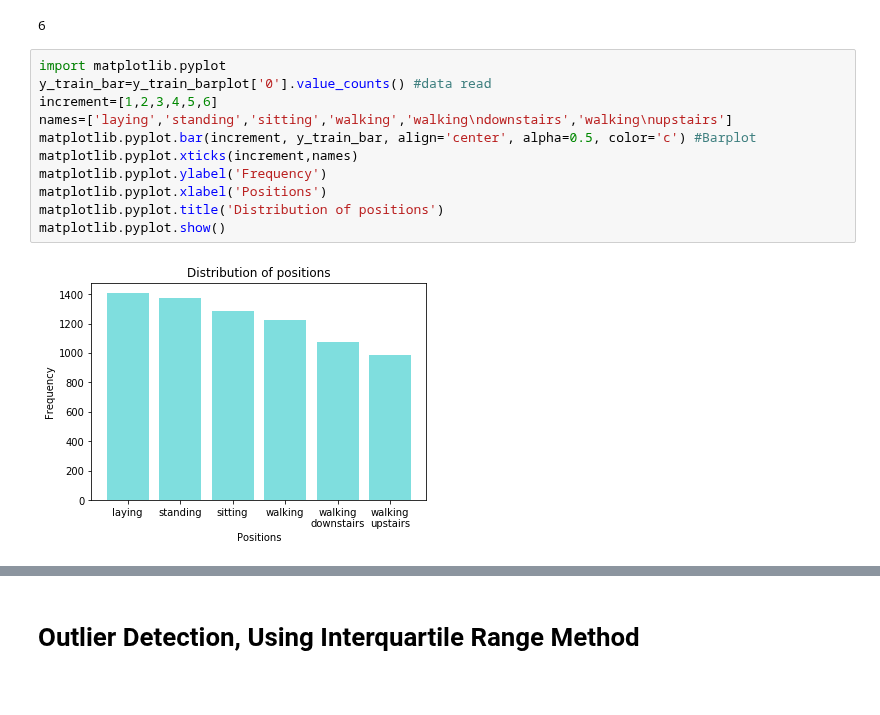
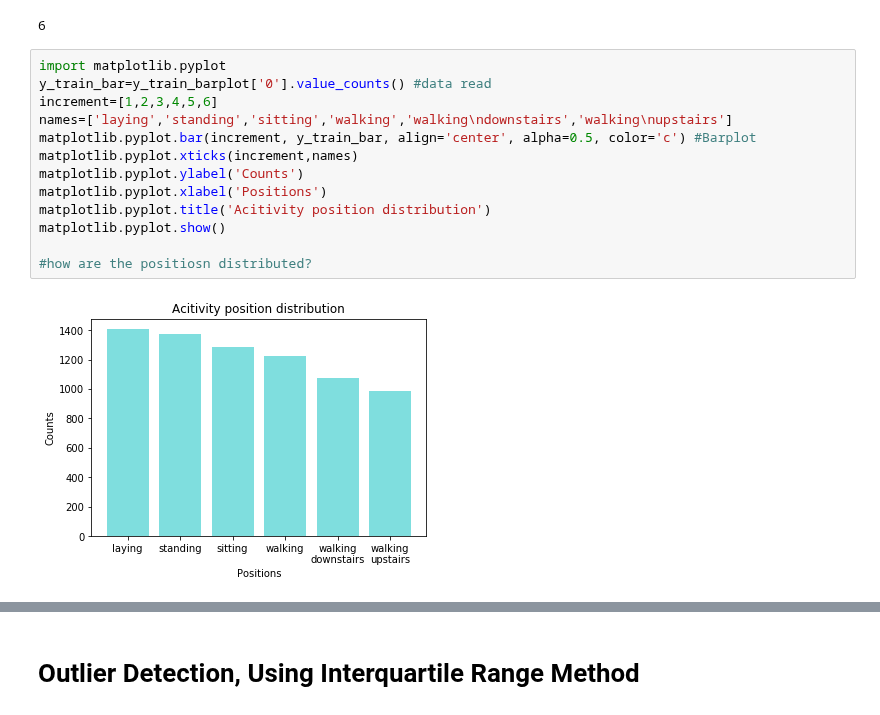
Before and after one commit to nathanhwangbo/PSTAT135_Final, a Jupyter notebook: preprocessing.ipynb, the cells around one changed output, grey strips where cells are left out. Saved outputs shown, nothing was run; the diff lists cells and outputs as text.

```diff
--- a/preprocessing.ipynb
+++ b/preprocessing.ipynb
@@ -262,15 +262,17 @@ y_test_summary.count()     # total activities
 # %%
 import matplotlib.pyplot
 y_train_bar=y_train_barplot['0'].value_counts() #data read
 increment=[1,2,3,4,5,6]
 names=['laying','standing','sitting','walking','walking\ndownstairs','walking\nupstairs']
 matplotlib.pyplot.bar(increment, y_train_bar, align='center', alpha=0.5, color='c') #Barplot
 matplotlib.pyplot.xticks(increment,names)
-matplotlib.pyplot.ylabel('Frequency')
+matplotlib.pyplot.ylabel('Counts')
 matplotlib.pyplot.xlabel('Positions')
-matplotlib.pyplot.title('Distribution of positions')
+matplotlib.pyplot.title('Acitivity position distribution')
 matplotlib.pyplot.show()
+
+#how are the positiosn distributed?
 # %% [output]
-[figure, old version]
+[figure, new version]
 # %%
 y_test_summary.show()
```
Also changed, not shown: parts of 5 cells of this notebook.
